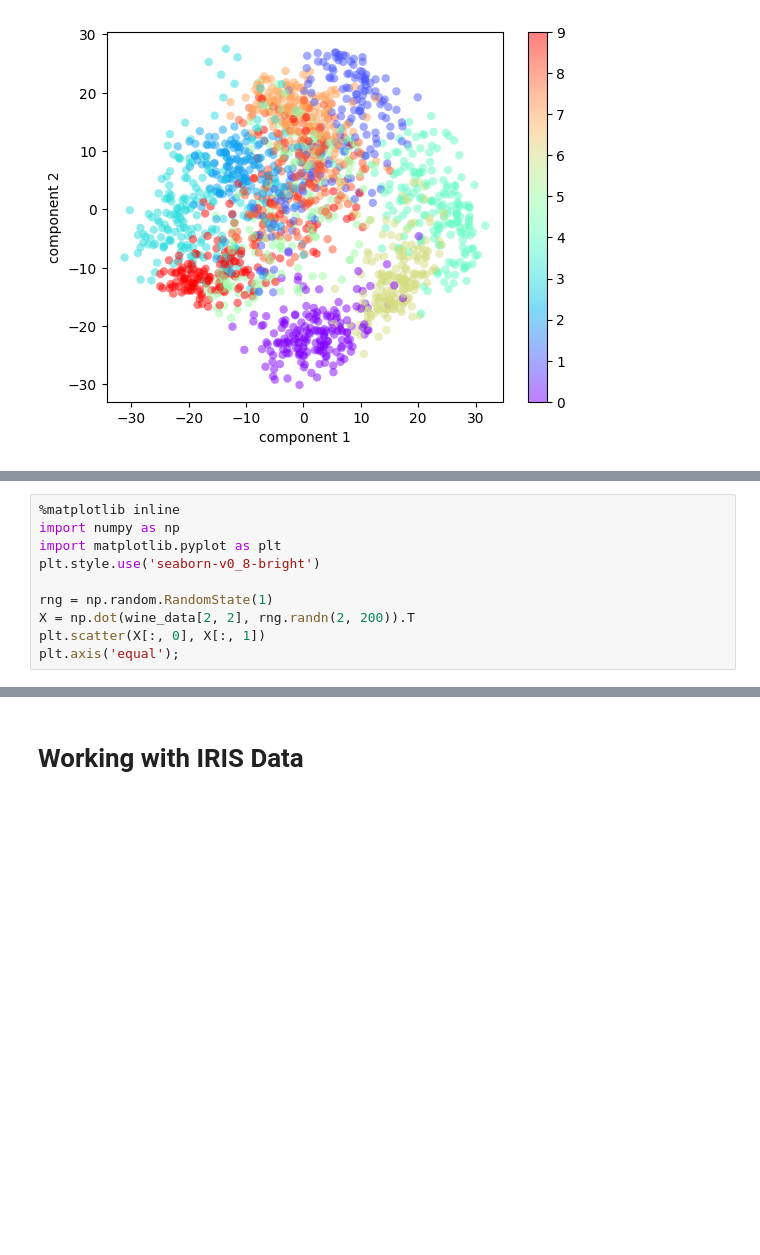
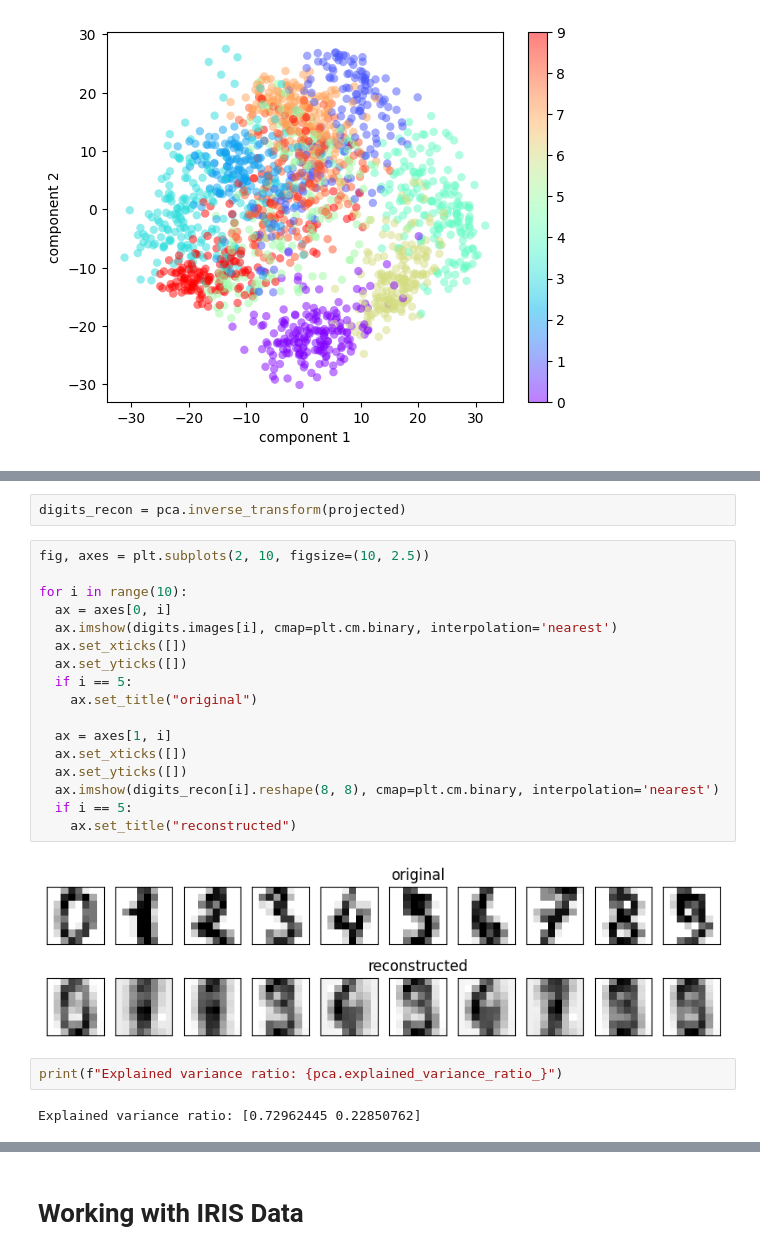
Before and after one commit to falawar7/AAI614_ELAWAR, a Jupyter notebook: Week6/FE_Notebook6_5.ipynb, the cells around one changed output, grey strips where cells are left out. Cells and saved outputs as stored; diff of their text form; blank space fills up the shorter version.

```diff
--- a/Week6/FE_Notebook6_5.ipynb
+++ b/Week6/FE_Notebook6_5.ipynb
@@ -145,10 +98,0 @@ plt.show()
-# %%
-%matplotlib inline
-import numpy as np
-import matplotlib.pyplot as plt
-plt.style.use('seaborn-v0_8-bright')
-
-rng = np.random.RandomState(1)
-X = np.dot(wine_data[2, 2], rng.randn(2, 200)).T
-plt.scatter(X[:, 0], X[:, 1])
-plt.axis('equal');
@@ -231,0 +120,25 @@ plt.colorbar();
+# %%
+digits_recon = pca.inverse_transform(projected)
+# %%
+fig, axes = plt.subplots(2, 10, figsize=(10, 2.5))
+
+for i in range(10):
+  ax = axes[0, i]
+  ax.imshow(digits.images[i], cmap=plt.cm.binary, interpolation='nearest')
+  ax.set_xticks([])
+  ax.set_yticks([])
+  if i == 5:
+    ax.set_title("original")
+
+  ax = axes[1, i]
+  ax.set_xticks([])
+  ax.set_yticks([])
+  ax.imshow(digits_recon[i].reshape(8, 8), cmap=plt.cm.binary, interpolation='nearest')
+  if i == 5:
+    ax.set_title("reconstructed")
+# %% [output]
+[figure, added]
+# %%
+print(f"Explained variance ratio: {pca.explained_variance_ratio_}")
+# %% [output]
+Explained variance ratio: [0.72962445 0.22850762]
```
Also changed, not shown: parts of 30 cells of this notebook.
